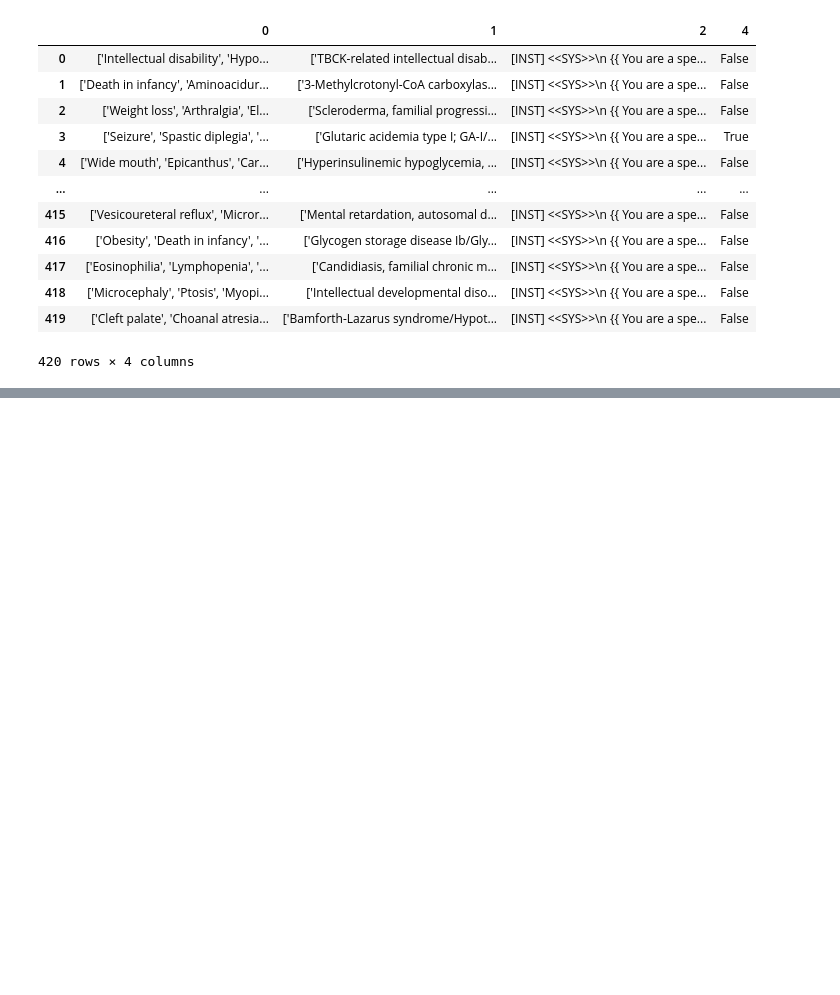
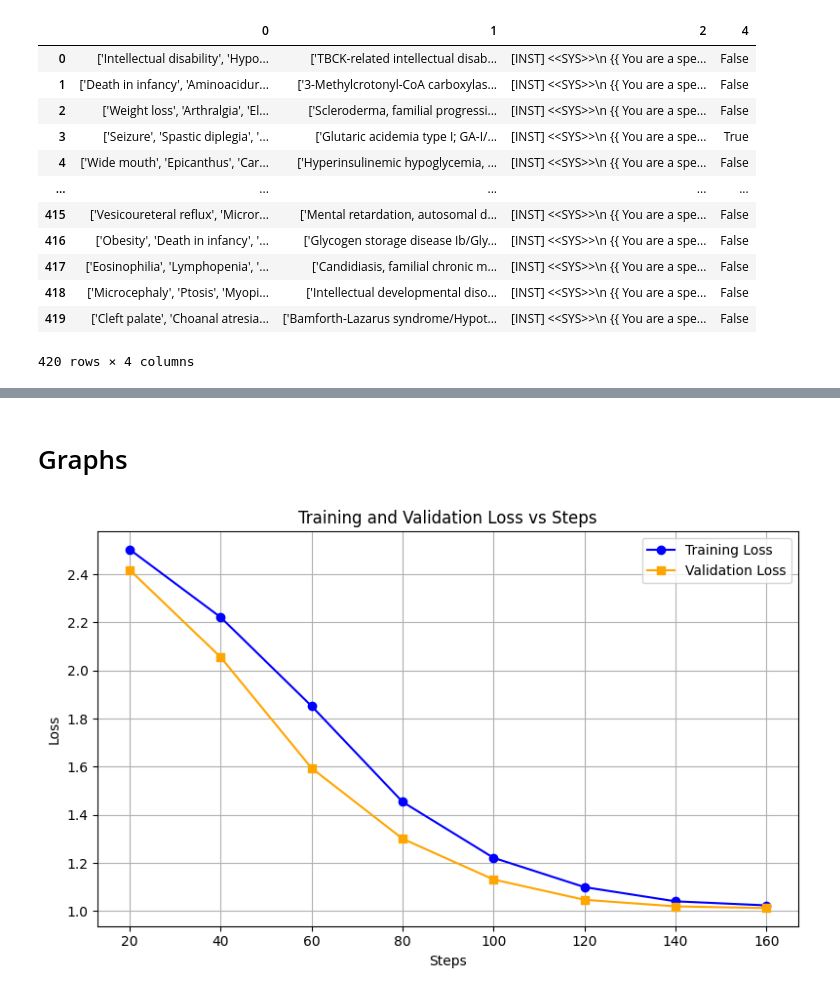
Before and after one commit to sq-lr/Finetuning-LLMs-For-Rare-Disease-Diagnosis, a Jupyter notebook: llm.ipynb, the cells around one changed output, grey strips where cells are left out. Saved outputs shown, nothing was run; the diff lists cells and outputs as text; code cells hidden in the pictures; blank space fills up the shorter version.

```diff
--- a/llm.ipynb
+++ b/llm.ipynb
@@ -241,0 +266,23 @@ No label_names provided for model class `PeftModelForCausalLM`. Since `PeftModel
+# %% [markdown]
+# Graphs
+# %%
+# Fine-tuning 1
+
+steps = [20, 40, 60, 80, 100, 120, 140, 160]
+training_loss = [2.503000, 2.221300, 1.852100, 1.454000, 1.221700, 1.099900, 1.040900, 1.024000]
+validation_loss = [2.417950, 2.055367, 1.594290, 1.301015, 1.131562, 1.047253, 1.019945, 1.012615]
+
+plt.figure(figsize=(8, 5))
+plt.plot(steps, training_loss, label='Training Loss', marker='o', color='blue')
+plt.plot(steps, validation_loss, label='Validation Loss', marker='s', color='orange')
+
+plt.xlabel('Steps')
+plt.ylabel('Loss')
+plt.title('Training and Validation Loss vs Steps')
+plt.legend()
+plt.grid(True)
+plt.tight_layout()
+
+plt.show()
+# %% [output]
+[figure, added]
```
Also changed, not shown: parts of 25 cells of this notebook, 41 other files.
